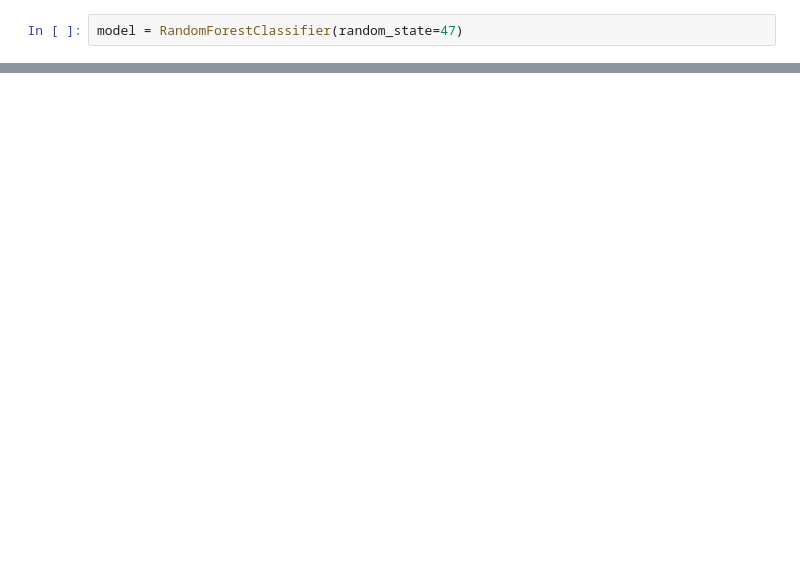
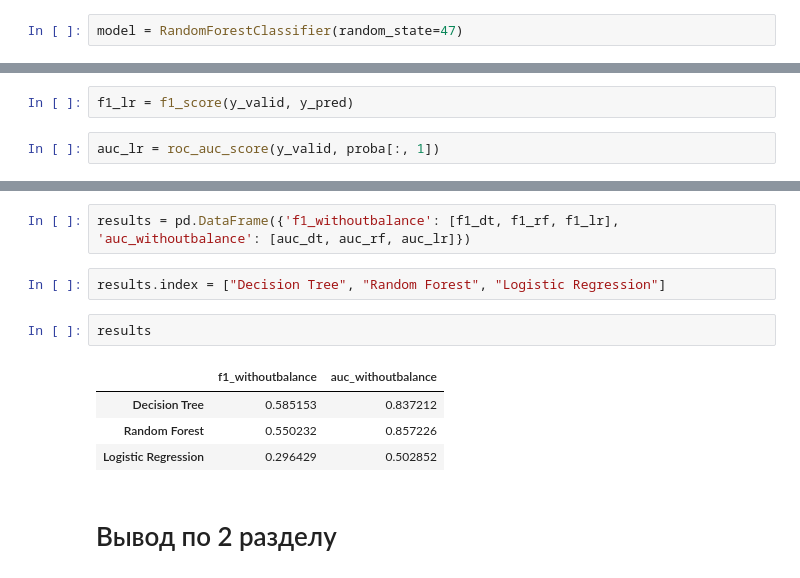
Before and after one commit to DaryaSvechkina/YandexPraktikum, a Jupyter notebook: Прогноз оттока клиентов банка/clients.ipynb, the cells around one changed output, grey strips where cells are left out. Cells and saved outputs as stored; diff of their text form; blank space fills up the shorter version.

```diff
--- a/Прогноз оттока клиентов банка/clients.ipynb
+++ b/Прогноз оттока клиентов банка/clients.ipynb
@@ -339,0 +280,4 @@ Accuracy выбранной лучшей модели Decision Tree выше, ч
+# %%
+f1_lr = f1_score(y_valid, y_pred)
+# %%
+auc_lr = roc_auc_score(y_valid, proba[:, 1])
@@ -339,0 +310,13 @@ Accuracy выбранной лучшей модели Decision Tree выше, ч
+# %%
+results = pd.DataFrame({'f1_withoutbalance': [f1_dt, f1_rf, f1_lr], 'auc_withoutbalance': [auc_dt, auc_rf, auc_lr]})
+# %%
+results.index = ["Decision Tree", "Random Forest", "Logistic Regression"]
+# %%
+results
+# %% [output]
+|  | f1_withoutbalance | auc_withoutbalance |
+| Decision Tree | 0.585153 | 0.837212 |
+| Random Forest | 0.550232 | 0.857226 |
+| Logistic Regression | 0.296429 | 0.502852 |
+# %% [markdown]
+# Вывод по 2 разделу
```
Also changed, not shown: parts of 258 cells of this notebook.
